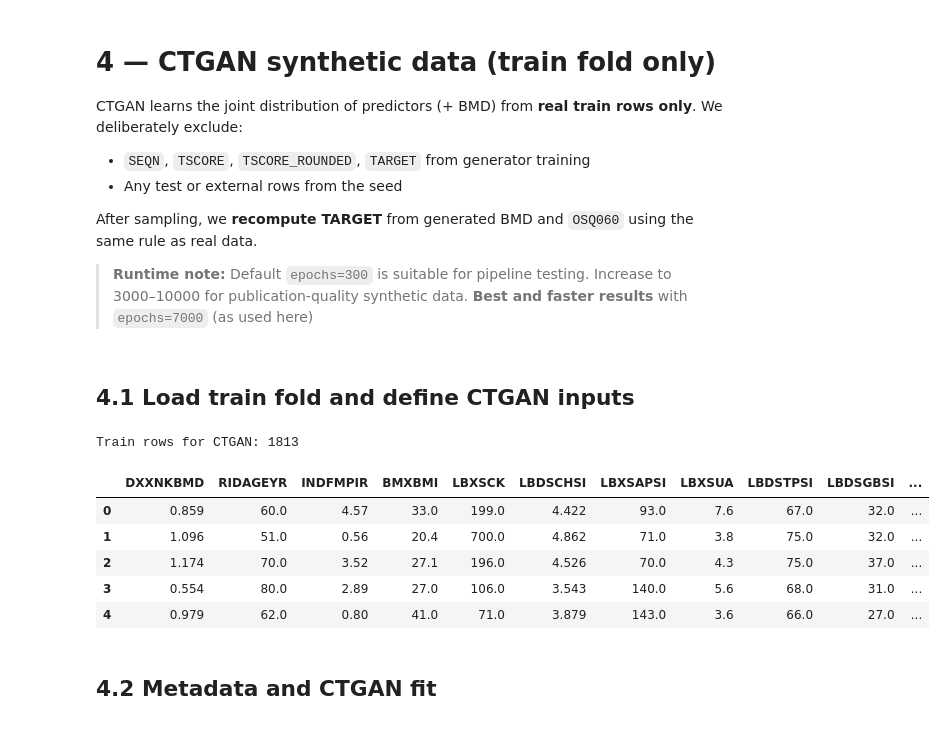
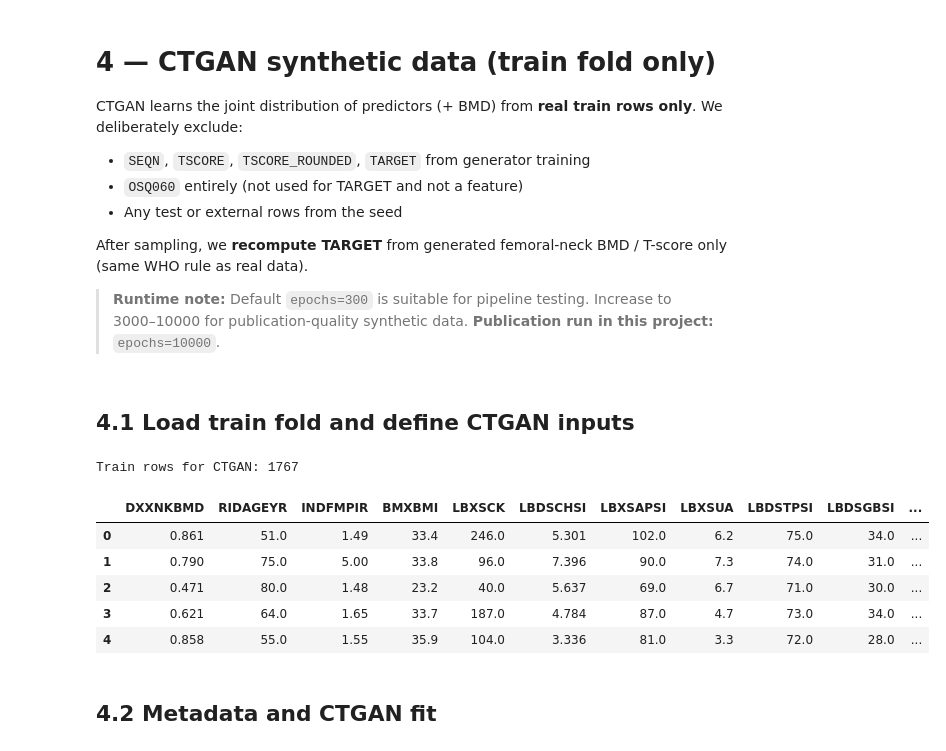
Before and after one commit to bacsubtilis/articles, a Jupyter notebook: OP_article/4_CTGAN_SYNTHETIC.ipynb, the cells around one changed output. Saved outputs shown, nothing was run; the diff lists cells and outputs as text; code cells hidden in the pictures.

```diff
--- a/OP_article/4_CTGAN_SYNTHETIC.ipynb
+++ b/OP_article/4_CTGAN_SYNTHETIC.ipynb
@@ -4,11 +4,12 @@
 CTGAN learns the joint distribution of predictors (+ BMD) from **real train rows only**. We deliberately exclude:
 
 - `SEQN`, `TSCORE`, `TSCORE_ROUNDED`, `TARGET` from generator training
+- `OSQ060` entirely (not used for TARGET and not a feature)
 - Any test or external rows from the seed
 
-After sampling, we **recompute TARGET** from generated BMD and `OSQ060` using the same rule as real data.
+After sampling, we **recompute TARGET** from generated femoral-neck BMD / T-score only (same WHO rule as real data).
 
-> **Runtime note:** Default `epochs=300` is suitable for pipeline testing. Increase to 3000–10000 for publication-quality synthetic data. **Best and faster results** with `epochs=7000` (as used here)
+> **Runtime note:** Default `epochs=300` is suitable for pipeline testing. Increase to 3000–10000 for publication-quality synthetic data. **Publication run in this project:** `epochs=10000`.
 # %%
 import json
 import pandas as pd
@@ -40,19 +41,19 @@ POOL_SIZE = 10_000
 # %%
 train_df = pd.read_csv(TRAIN_PATH)
 print(f'Train rows for CTGAN: {len(train_df)}')
 
-# Predictors for the generator: model features + BMD (OSQ060 needed for TARGET rule)
-ctgan_cols = ['DXXNKBMD'] + MODEL_FEATURES + ['OSQ060']
+# Predictors for the generator: model features + BMD (TARGET recomputed from BMD only)
+ctgan_cols = ['DXXNKBMD'] + MODEL_FEATURES
 ctgan_train = train_df[ctgan_cols].copy()
 ctgan_train.head()
 # %% [output]
-Train rows for CTGAN: 1813
+Train rows for CTGAN: 1767
 |  | DXXNKBMD | RIDAGEYR | INDFMPIR | BMXBMI | LBXSCK | LBDSCHSI | LBXSAPSI | LBXSUA | LBDSTPSI | LBDSGBSI | ... |
-| 0 | 0.859 | 60.0 | 4.57 | 33.0 | 199.0 | 4.422 | 93.0 | 7.6 | 67.0 | 32.0 | ... |
-| 1 | 1.096 | 51.0 | 0.56 | 20.4 | 700.0 | 4.862 | 71.0 | 3.8 | 75.0 | 32.0 | ... |
-| 2 | 1.174 | 70.0 | 3.52 | 27.1 | 196.0 | 4.526 | 70.0 | 4.3 | 75.0 | 37.0 | ... |
-| 3 | 0.554 | 80.0 | 2.89 | 27.0 | 106.0 | 3.543 | 140.0 | 5.6 | 68.0 | 31.0 | ... |
-| 4 | 0.979 | 62.0 | 0.80 | 41.0 | 71.0 | 3.879 | 143.0 | 3.6 | 66.0 | 27.0 | ... |
+| 0 | 0.861 | 51.0 | 1.49 | 33.4 | 246.0 | 5.301 | 102.0 | 6.2 | 75.0 | 34.0 | ... |
+| 1 | 0.790 | 75.0 | 5.00 | 33.8 | 96.0 | 7.396 | 90.0 | 7.3 | 74.0 | 31.0 | ... |
+| 2 | 0.471 | 80.0 | 1.48 | 23.2 | 40.0 | 5.637 | 69.0 | 6.7 | 71.0 | 30.0 | ... |
+| 3 | 0.621 | 64.0 | 1.65 | 33.7 | 187.0 | 4.784 | 87.0 | 4.7 | 73.0 | 34.0 | ... |
+| 4 | 0.858 | 55.0 | 1.55 | 35.9 | 104.0 | 3.336 | 81.0 | 3.3 | 72.0 | 28.0 | ... |
 # %% [markdown]
 ## 4.2 Metadata and CTGAN fit
 # %%
```
Also changed, not shown: parts of 9 cells of this notebook, 48 other files.
